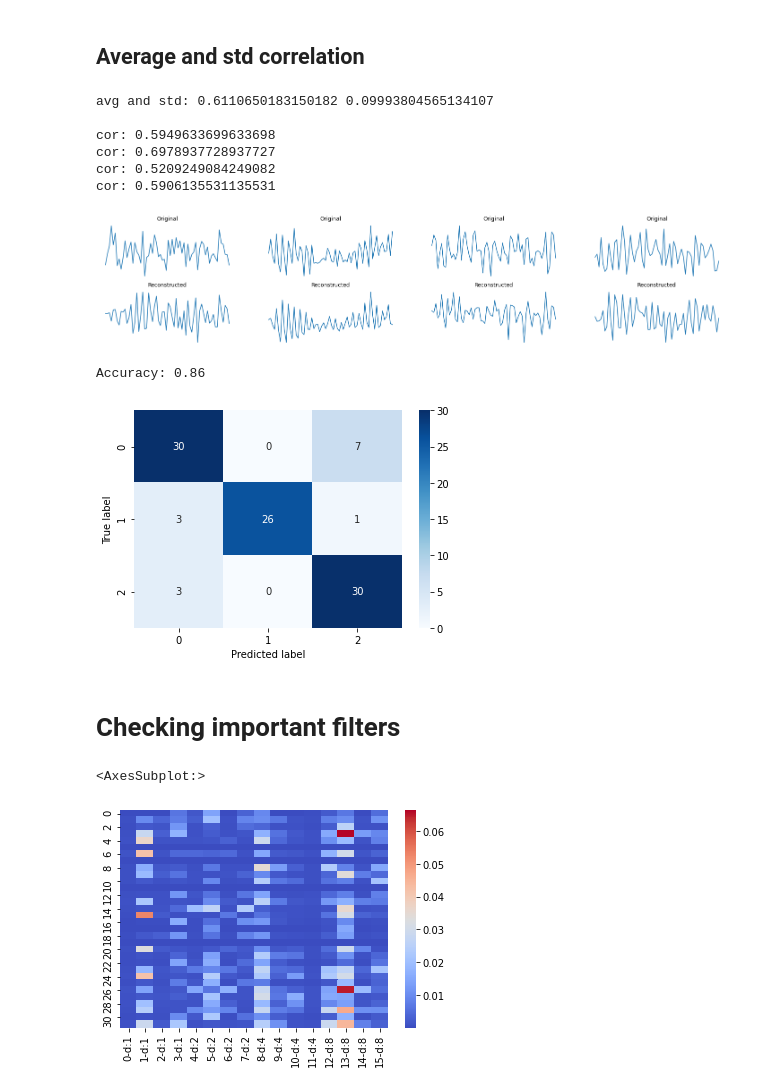
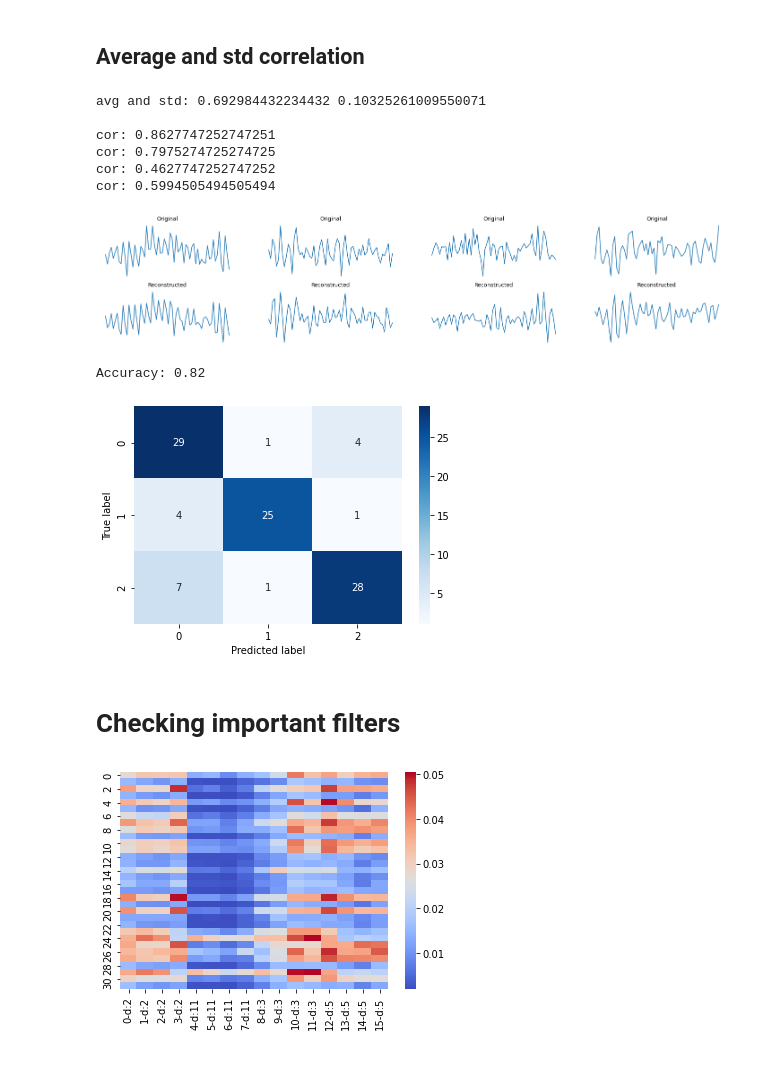
Before and after one commit to tonibofarull/TSAutoencoder, a Jupyter notebook: src/main.ipynb, the cells around one changed output. Cells and saved outputs as stored; diff of their text form; code cells hidden in the pictures; blank space fills up the shorter version.

Commit message:
Padding to have same length and global refactor

```diff
--- a/src/main.ipynb
+++ b/src/main.ipynb
@@ -258,8 +199,9 @@ plt.legend()
 # %% [markdown]
 ## Average and std correlation
 # %%
-pred = model(X_test).detach().numpy()
-inp = X_test[:,:,:-1]
+inp, real = X_test[:,:,:-1], X_test[:,:,-1]
+pred, output, bn = model(inp)
+pred = pred.detach().numpy()
 
 # avg and std of cors
 cors = [scipy.stats.spearmanr(pred[i,0], inp[i,0]).correlation for i in range(n_test)]
@@ -282,19 +224,16 @@ for i in range(n_plots):
     axs[1,i].plot(pred[start+i,0])
     print("cor:", scipy.stats.spearmanr(pred[start+i,0], inp[start+i,0]).correlation)
 # %% [output]
-avg and std: 0.6110650183150182 0.09993804565134107
+avg and std: 0.692984432234432 0.10325261009550071
 
-cor: 0.5949633699633698
-cor: 0.6978937728937727
-cor: 0.5209249084249082
-cor: 0.5906135531135531
+cor: 0.8627747252747251
+cor: 0.7975274725274725
+cor: 0.4627747252747252
+cor: 0.5994505494505494
-[figure, old version]
+[figure, new version]
 # %%
-inp = X_test # data to perfom prediction
-_, output = model(inp, get_training=True)
 probs = torch.nn.functional.softmax(output, dim=1)
 pred = torch.argmax(probs, dim=1).detach().numpy()
-real = inp[:,:,-1].flatten().long().detach().numpy()
 
 cm = confusion_matrix(real, pred)
 sns.heatmap(cm, annot=True, cmap="Blues")
@@ -303,23 +242,19 @@ plt.ylabel("True label")
 
 print("Accuracy:", np.sum(np.diag(cm))/np.sum(cm))
 # %% [output]
-Accuracy: 0.86
+Accuracy: 0.82
-[figure, old version]
+[figure, new version]
 # %% [markdown]
 # Checking important filters
 # %%
-num_filter = len(model.dilation)*cfg_model.M
-w_per_filter = cfg_model.length-cfg_model.Lf+1 # weights per filter
-num_neurons = cfg_model.bottleneck_nn
-M = cfg_model.M
-
-if isinstance(model, VCAE):
-    num_neurons *= 2
+num_filter = model.k*model.M
+w_per_filter = model.length
+num_neurons = model.bottleneck_nn
+M = model.M
 
 w = np.array([[torch.mean(torch.abs(model.full1.weight[j,i*w_per_filter:(i+1)*w_per_filter])).item() for i in range(num_filter)] for j in range(num_neurons)])
 
-x_axis_labels = [f"{i}-d:{model.dilation[i//M]}" for i in range(w.shape[1])] # number of filter - d:dilatation
-sns.heatmap(w, cmap="coolwarm", xticklabels=x_axis_labels) # y-axis => neuron of the bottleneck, x-axis => each position is one filter ordered by dilatation
+x_axis_labels = [f"{i}-d:{model.dilation[i//M]}" for i in range(w.shape[1])]
+_ = sns.heatmap(w, cmap="coolwarm", xticklabels=x_axis_labels)
 # %% [output]
-<AxesSubplot:>
-[figure, old version]
+[figure, new version]
```
Also changed, not shown: parts of 13 cells of this notebook, 11 other files.
